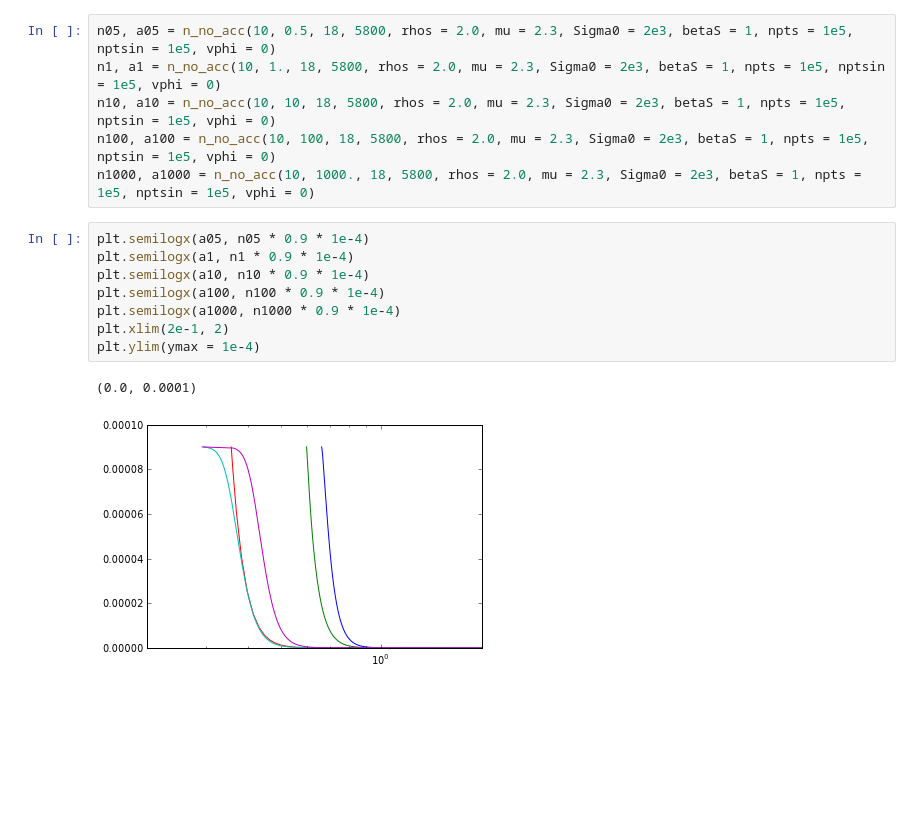
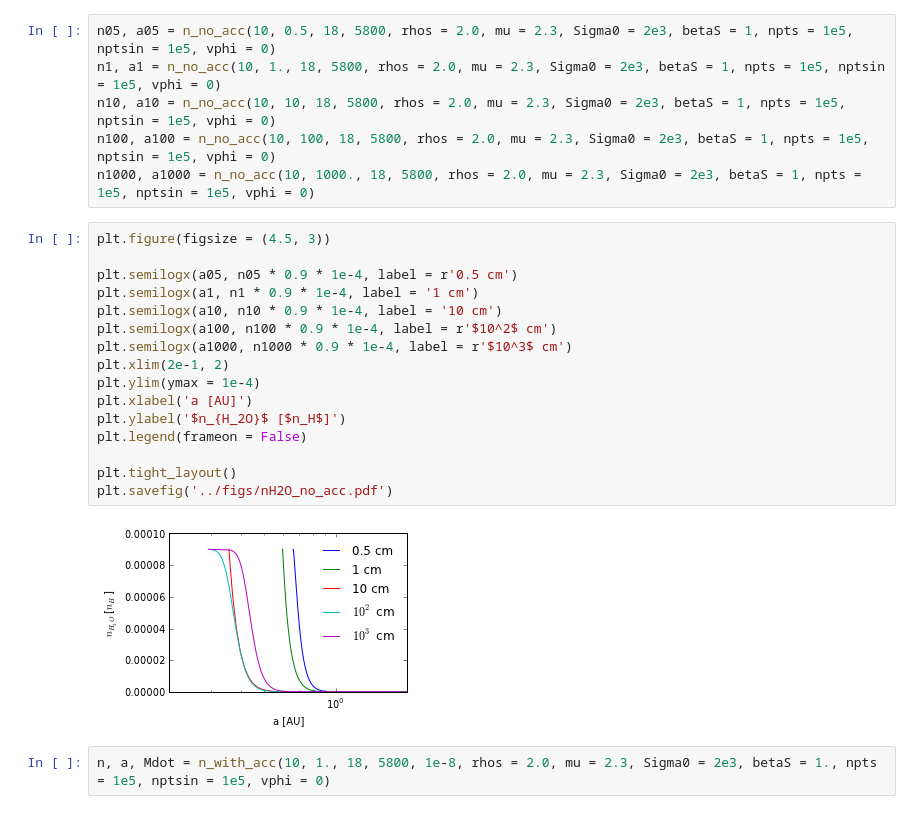
Before and after one commit to apiso/Thesis, a Jupyter notebook: python/more_snowline_plots.ipynb, the cells around one changed output. Saved outputs shown, nothing was run; the diff lists cells and outputs as text; blank space fills up the shorter version.

```diff
--- a/python/more_snowline_plots.ipynb
+++ b/python/more_snowline_plots.ipynb
@@ -228,13 +228,22 @@ n10, a10 = n_no_acc(10, 10, 18, 5800, rhos = 2.0, mu = 2.3, Sigma0 = 2e3, betaS
 n100, a100 = n_no_acc(10, 100, 18, 5800, rhos = 2.0, mu = 2.3, Sigma0 = 2e3, betaS = 1, npts = 1e5, nptsin = 1e5, vphi = 0)
 n1000, a1000 = n_no_acc(10, 1000., 18, 5800, rhos = 2.0, mu = 2.3, Sigma0 = 2e3, betaS = 1, npts = 1e5, nptsin = 1e5, vphi = 0)
 # %%
-plt.semilogx(a05, n05 * 0.9 * 1e-4)
-plt.semilogx(a1, n1 * 0.9 * 1e-4)
-plt.semilogx(a10, n10 * 0.9 * 1e-4)
-plt.semilogx(a100, n100 * 0.9 * 1e-4)
-plt.semilogx(a1000, n1000 * 0.9 * 1e-4)
+plt.figure(figsize = (4.5, 3))
+
+plt.semilogx(a05, n05 * 0.9 * 1e-4, label = r'0.5 cm')
+plt.semilogx(a1, n1 * 0.9 * 1e-4, label = '1 cm')
+plt.semilogx(a10, n10 * 0.9 * 1e-4, label = '10 cm')
+plt.semilogx(a100, n100 * 0.9 * 1e-4, label = r'$10^2$ cm')
+plt.semilogx(a1000, n1000 * 0.9 * 1e-4, label = r'$10^3$ cm')
 plt.xlim(2e-1, 2)
 plt.ylim(ymax = 1e-4)
+plt.xlabel('a [AU]')
+plt.ylabel('$n_{H_2O}$ [$n_H$]')
+plt.legend(frameon = False)
+
+plt.tight_layout()
+plt.savefig('../figs/nH2O_no_acc.pdf')
 # %% [output]
-(0.0, 0.0001)
-[figure, old version]
+[figure, new version]
+# %%
+n, a, Mdot = n_with_acc(10, 1., 18, 5800, 1e-8, rhos = 2.0, mu = 2.3, Sigma0 = 2e3, betaS = 1., npts = 1e5, nptsin = 1e5, vphi = 0)
```
Also changed, not shown: parts of 2 cells of this notebook, 2 other files.
